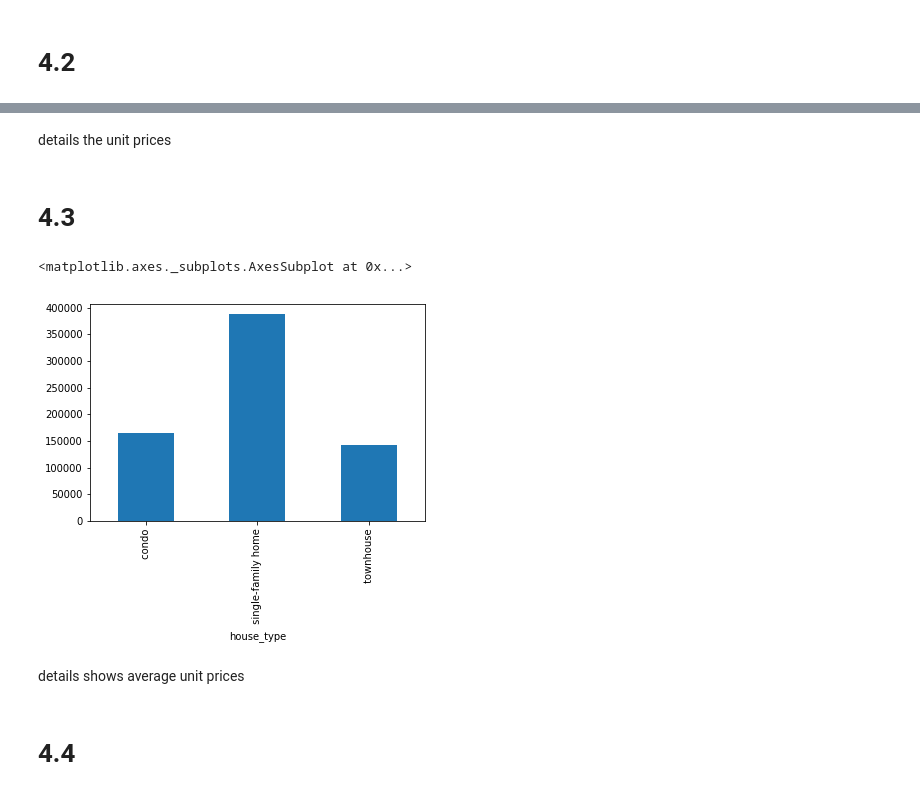
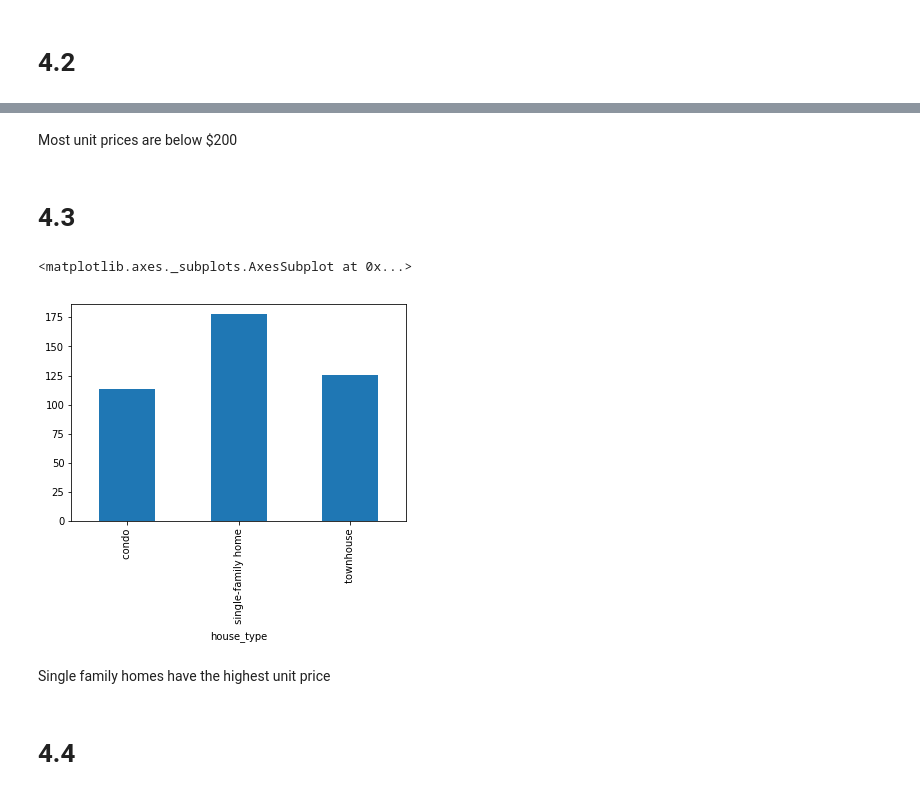
Before and after one commit to benlands/isat252, a Jupyter notebook: lab13.ipynb, the cells around one changed output, grey strips where cells are left out. Drawn from its saved outputs; the diff is of its cells as text; code cells hidden in the pictures.

```diff
--- a/lab13.ipynb
+++ b/lab13.ipynb
@@ -48,15 +56,15 @@ KeyError: 'unit_price'
-# %% [markdown]
-details the unit prices
+# %% [markdown]
+Most unit prices are below $200
 # %% [markdown]
 # 4.3
 # %%
-avg_unit_prc_per_type = df.groupby("house_type").mean()['price']
-avg_price_house_type.plot.bar()
+avg_unit_prc_type = df.groupby("house_type").mean()['unit_price']
+avg_unit_prc_type.plot.bar()
 # %% [output]
 <matplotlib.axes._subplots.AxesSubplot at 0x...>
-[figure, old version]
+[figure, new version]
-# %% [markdown]
-details shows average unit prices
+# %% [markdown]
+Single family homes have the highest unit price
 # %% [markdown]
 # 4.4
 # %%
```
Also changed, not shown: parts of 14 cells of this notebook.
